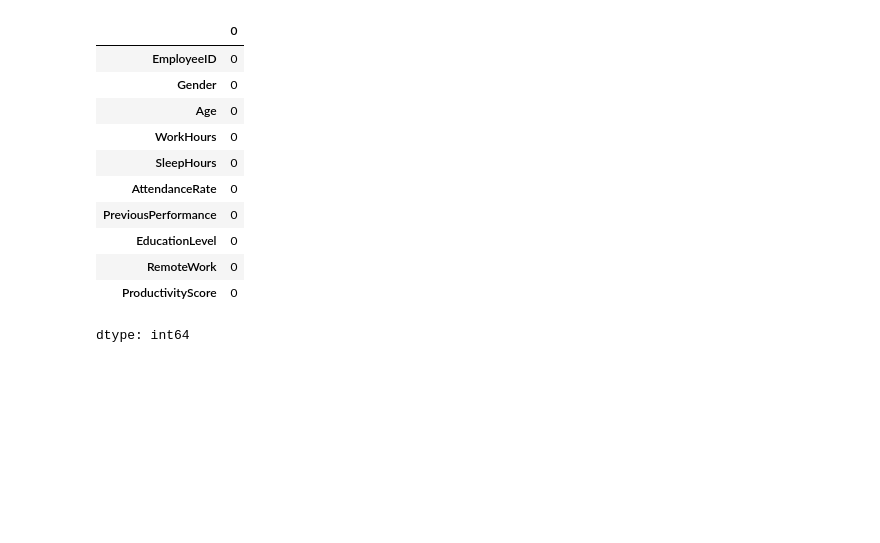
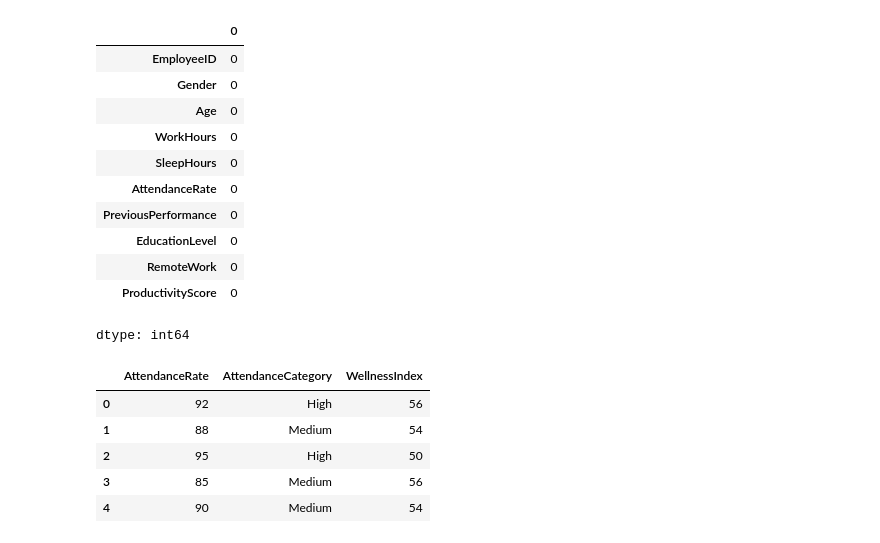
Before and after one commit to 200612780/Assignemt-1-Employee-Productivity-Wellness-Insight-tool-AIDI1002, a Jupyter notebook: assignment_1_employee_productivity_wellness_insights_tool.ipynb, the cells around one changed output. Drawn from its saved outputs; the diff is of its cells as text; code cells hidden in the pictures; blank space fills up the shorter version.

Commit message:
PART 3 — Feature Engineering Completed

```diff
--- a/assignment_1_employee_productivity_wellness_insights_tool.ipynb
+++ b/assignment_1_employee_productivity_wellness_insights_tool.ipynb
@@ -99,3 +99,30 @@ Missing values after cleaning:
 | RemoteWork | 0 |
 | ProductivityScore | 0 |
 dtype: int64
+# %%
+# PART 3 — Feature Engineering
+# Create WellnessIndex = WorkHours * SleepHours
+df["WellnessIndex"] = df["WorkHours"] * df["SleepHours"]
+
+# Create AttendanceCategory:
+# High (>90)
+# Medium (75–90)
+# Low (<75)
+def attendance_category(x):
+    if x > 90:
+        return "High"
+    elif 75 <= x <= 90:
+        return "Medium"
+    else:
+        return "Low"
+
+df["AttendanceCategory"] = df["AttendanceRate"].apply(attendance_category)
+
+display(df[["AttendanceRate", "AttendanceCategory", "WellnessIndex"]].head())
+# %% [output]
+|  | AttendanceRate | AttendanceCategory | WellnessIndex |
+| 0 | 92 | High | 56 |
+| 1 | 88 | Medium | 54 |
+| 2 | 95 | High | 50 |
+| 3 | 85 | Medium | 56 |
+| 4 | 90 | Medium | 54 |
```
